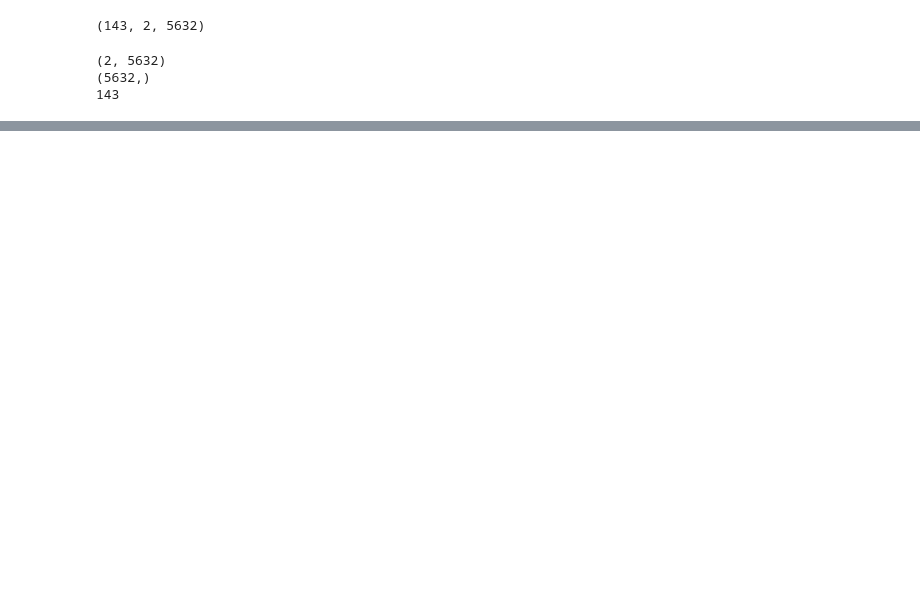
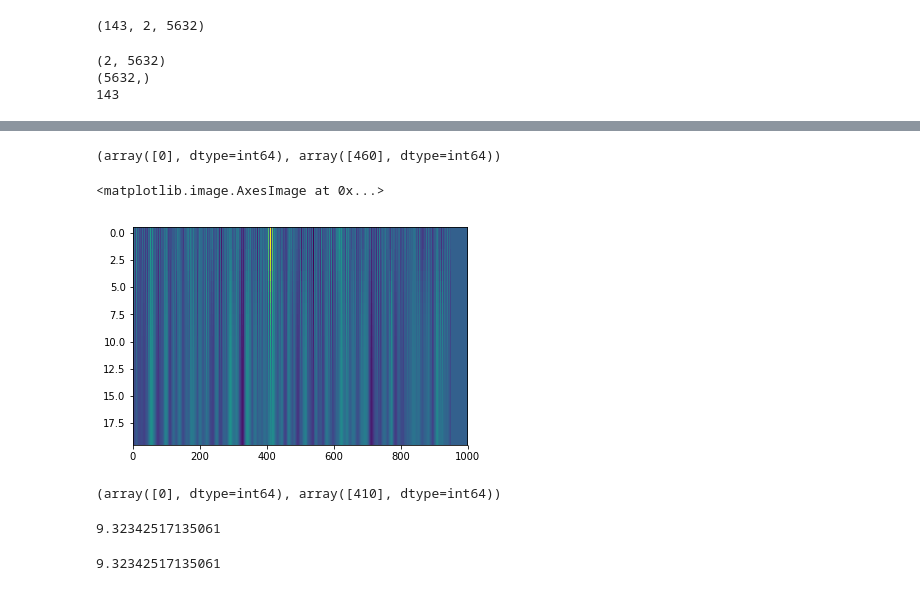
Before and after one commit to tanveerkarim/DESI_Binospec_DataProcessor, a Jupyter notebook: Tanveer/Specz_Extractor/specz1D_extractor.ipynb, the cells around one changed output, grey strips where cells are left out. Drawn from its saved outputs; the diff is of its cells as text; code cells hidden in the pictures; blank space fills up the shorter version.

```diff
--- a/Tanveer/Specz_Extractor/specz1D_extractor.ipynb
+++ b/Tanveer/Specz_Extractor/specz1D_extractor.ipynb
@@ -41,0 +107,42 @@ print(len(store_right))
+# %%
+def SNR_Calculatorv2(wavelength, flux, err):
+    """Returns the SNR and lambda0 such that SNR is a function of lambda0
+    Parameters: wavelength: array of wavelength range over which to test the filter
+                flux: array of flux corresponding to the wavelength range
+                err: array of flux error
+
+    Returns: SNR: Signal-to-noise ratios of Amplitude
+             lambda0: Different central values of the filter
+    """
+
+    lambda0_emitted = 3727.092 + (3729.875-3727.092)/2 #Midpoint of OII doublet
+
+    #Initialise numpy arrays
+    width = np.arange(0.1, 2.1, .1) #To calculate SNR at different linewidth
+    z = np.zeros(len(wavelength))
+    SNR = np.zeros((len(width), len(wavelength))) #width vs z grid
+    dataPrime = flux/err #signal of data
+    #Calculate SNR at different lambda0 and w
+    for i in range(len(wavelength)-50):
+        #The window is 100 px wide with centre at the 50th px. Hence we go upto nth-50 such that we do not have index error
+        for j in range(len(width)):
+            lambda0 = wavelength[i+50]
+            modelFlux = Model((wavelength[i:i+100], lambda0), 1, width[j])
+            modelPrime = modelFlux/err
+
+            """A = (fluxPrime (dot) modelPrime)/(modelPrime (dot) modelPrime)
+            sigmaA = 1/sqrt(modelPrime (dot) modelPrime)
+            SNR = A/sigmaA"""
+            sigmaA = 1./np.sqrt(np.dot(modelPrime, modelPrime))
+            A = np.dot(dataPrime[i:i+100], modelPrime)/(sigmaA**(-2))
+            SNR[j][i] = A/sigmaA
+
+        #Convert lambda0 to z
+        z[i] = lambda0/lambda0_emitted - 1
+
+    return SNR, z, width
+# %%
+t0 = time.time()
+SNRv2, z, w = SNR_Calculatorv2(synthSpectra, synthData, errstd)
+t1 = time.time()
+totalv2 = t1-t0
@@ -41,0 +162,21 @@ print(len(store_right))
+# %%
+np.where(SNRv1 == SNRv1.max())
+# %% [output]
+(array([0], dtype=int64), array([460], dtype=int64))
+# %%
+plt.imshow(SNRv2, aspect = 'auto')
+# %% [output]
+<matplotlib.image.AxesImage at 0x...>
+[figure, added]
+# %%
+np.where(SNRv2 == SNRv2.max())
+# %% [output]
+(array([0], dtype=int64), array([410], dtype=int64))
+# %%
+SNRv2[0][410]
+# %% [output]
+9.32342517135061
+# %%
+SNRv1[0][460]
+# %% [output]
+9.32342517135061
```
Also changed, not shown: parts of 11 cells of this notebook, 2 other files.
